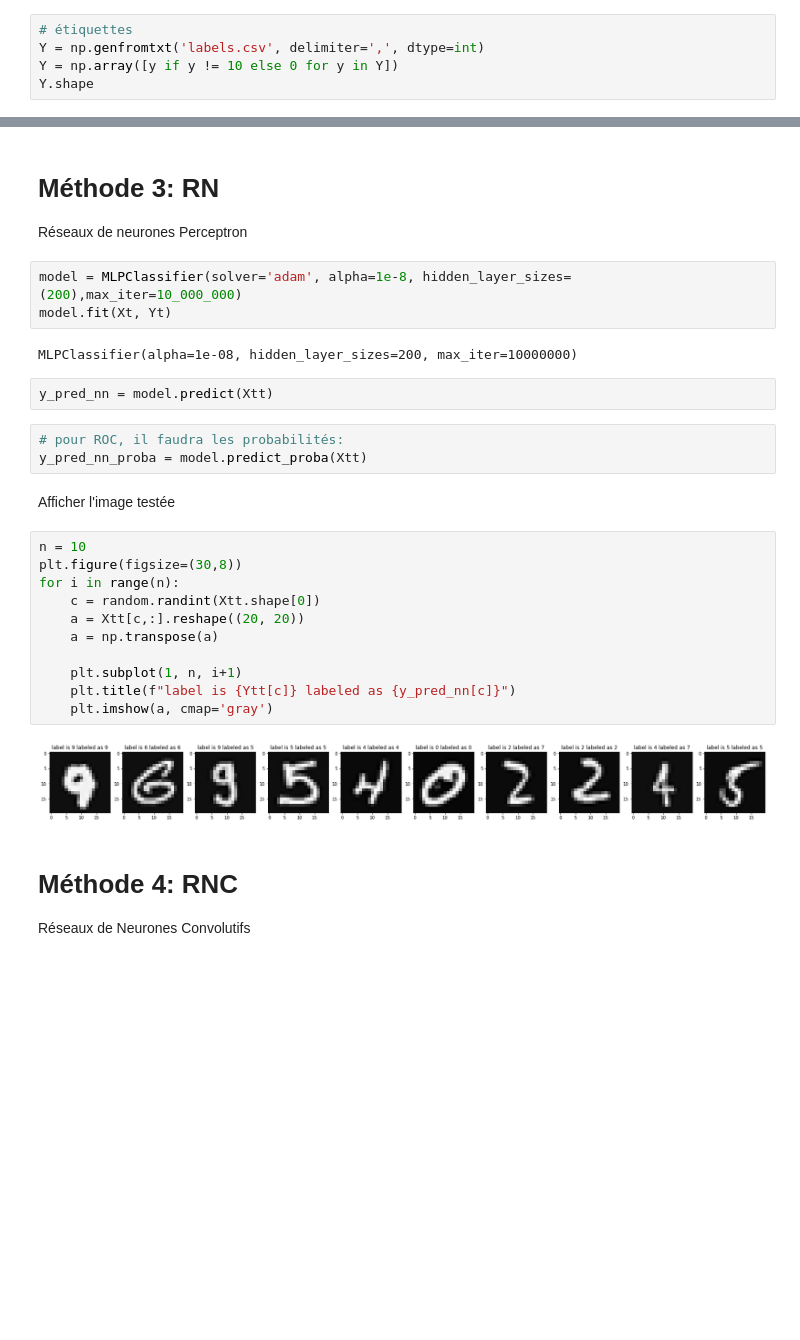
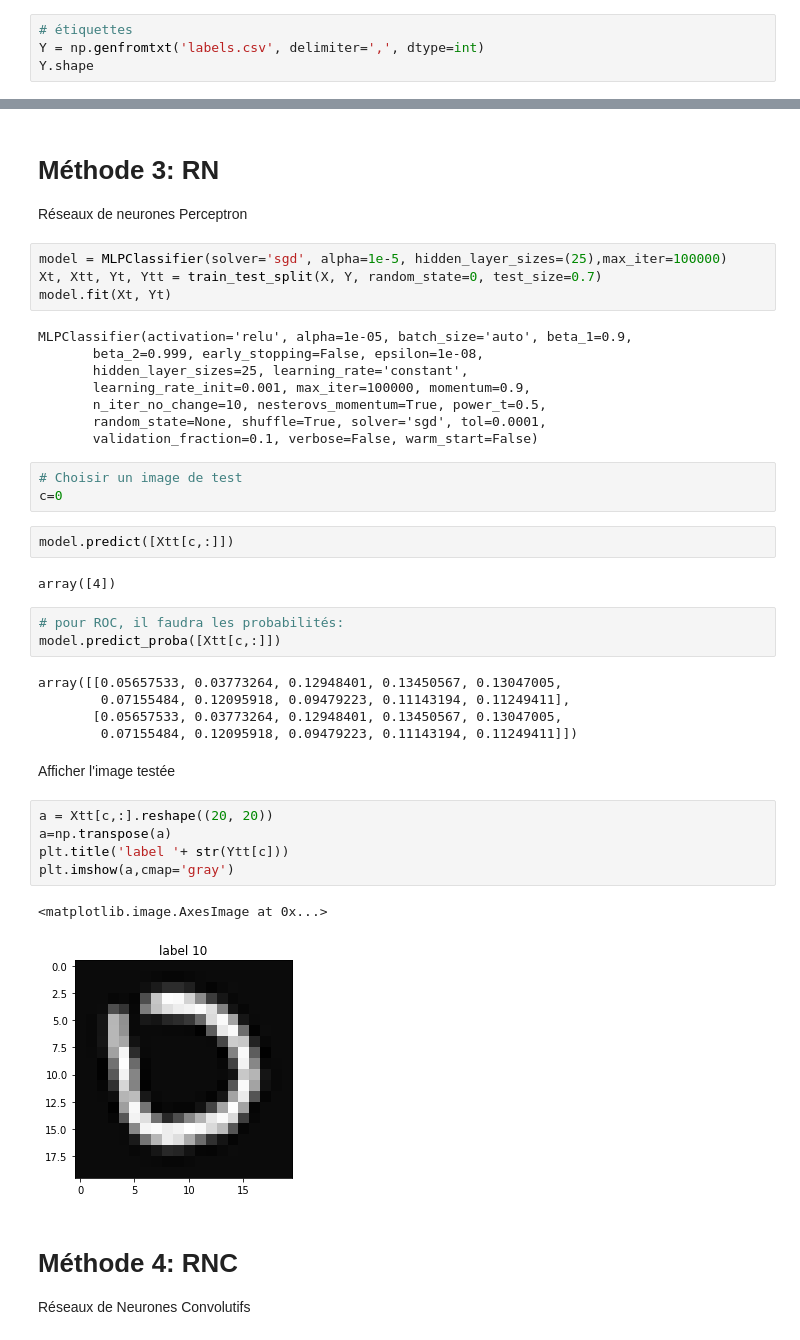
Before and after one commit to Biline-dev/IARN, a Jupyter notebook: TP1_IARN.ipynb, the cells around one changed output, grey strips where cells are left out. Drawn from its saved outputs; the diff is of its cells as text; blank space fills up the shorter version.

```diff
--- a/TP1_IARN.ipynb
+++ b/TP1_IARN.ipynb
@@ -53,7 +66,6 @@ X.shape
 # %%
 # étiquettes
 Y = np.genfromtxt('labels.csv', delimiter=',', dtype=int)
-Y = np.array([y if y != 10 else 0 for y in Y])
 Y.shape
 # %% [output]
 (5000,)
@@ -244,30 +162,42 @@ plt.imshow(a,cmap='gray')
 # Méthode 3: RN
 Réseaux de neurones Perceptron
 # %%
-model = MLPClassifier(solver='adam', alpha=1e-8, hidden_layer_sizes=(200),max_iter=10_000_000)
+model = MLPClassifier(solver='sgd', alpha=1e-5, hidden_layer_sizes=(25),max_iter=100000)
+Xt, Xtt, Yt, Ytt = train_test_split(X, Y, random_state=0, test_size=0.7)
 model.fit(Xt, Yt)
 # %% [output]
-MLPClassifier(alpha=1e-08, hidden_layer_sizes=200, max_iter=10000000)
+MLPClassifier(activation='relu', alpha=1e-05, batch_size='auto', beta_1=0.9,
+       beta_2=0.999, early_stopping=False, epsilon=1e-08,
+       hidden_layer_sizes=25, learning_rate='constant',
+       learning_rate_init=0.001, max_iter=100000, momentum=0.9,
+       n_iter_no_change=10, nesterovs_momentum=True, power_t=0.5,
+       random_state=None, shuffle=True, solver='sgd', tol=0.0001,
+       validation_fraction=0.1, verbose=False, warm_start=False)
+# %%
+# Choisir un image de test
+c=0
 # %%
-y_pred_nn = model.predict(Xtt)
+model.predict([Xtt[c,:]])
+# %% [output]
+array([4])
 # %%
 # pour ROC, il faudra les probabilités:
-y_pred_nn_proba = model.predict_proba(Xtt)
+model.predict_proba([Xtt[c,:]])
+# %% [output]
+array([[0.05657533, 0.03773264, 0.12948401, 0.13450567, 0.13047005,
+        0.07155484, 0.12095918, 0.09479223, 0.11143194, 0.11249411],
+       [0.05657533, 0.03773264, 0.12948401, 0.13450567, 0.13047005,
+        0.07155484, 0.12095918, 0.09479223, 0.11143194, 0.11249411]])
 # %% [markdown]
 Afficher l'image testée
 # %%
-n = 10
-plt.figure(figsize=(30,8))
-for i in range(n):
-    c = random.randint(Xtt.shape[0])
-    a = Xtt[c,:].reshape((20, 20))
-    a = np.transpose(a)
-
-    plt.subplot(1, n, i+1)
-    plt.title(f"label is {Ytt[c]} labeled as {y_pred_nn[c]}")
-    plt.imshow(a, cmap='gray')
+a = Xtt[c,:].reshape((20, 20))
+a=np.transpose(a)
+plt.title('label '+ str(Ytt[c]))
+plt.imshow(a,cmap='gray')
 # %% [output]
+<matplotlib.image.AxesImage at 0x...>
-[figure, old version]
+[figure, new version]
 # %% [markdown]
 # Méthode 4: RNC
 Réseaux de Neurones Convolutifs
```
Also changed, not shown: parts of 38 cells of this notebook, 2 other files.
